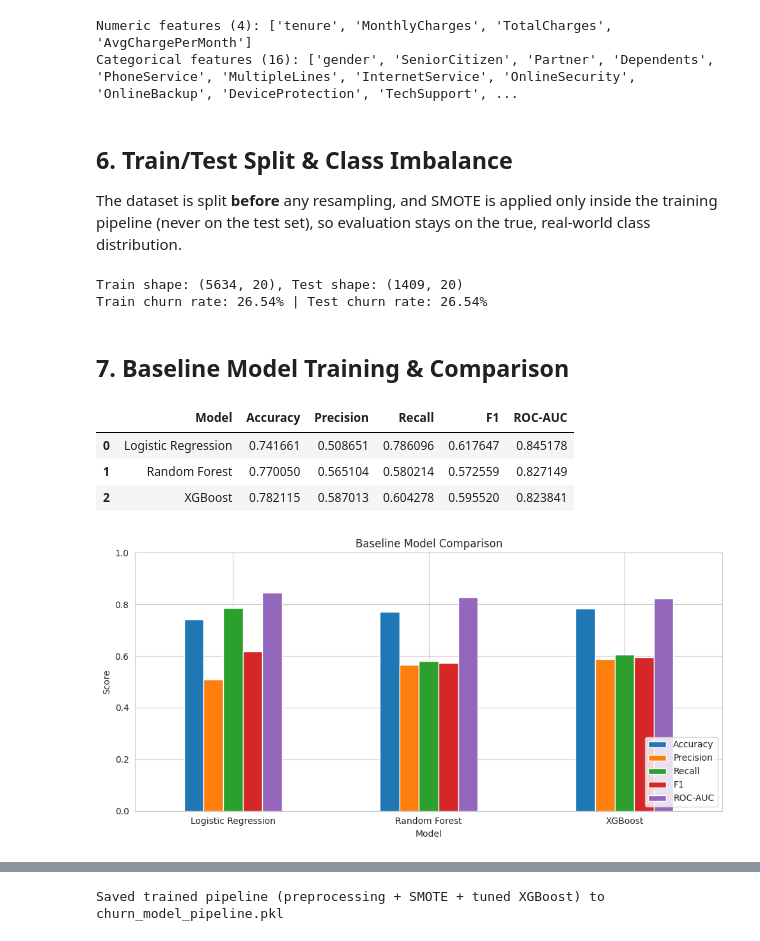
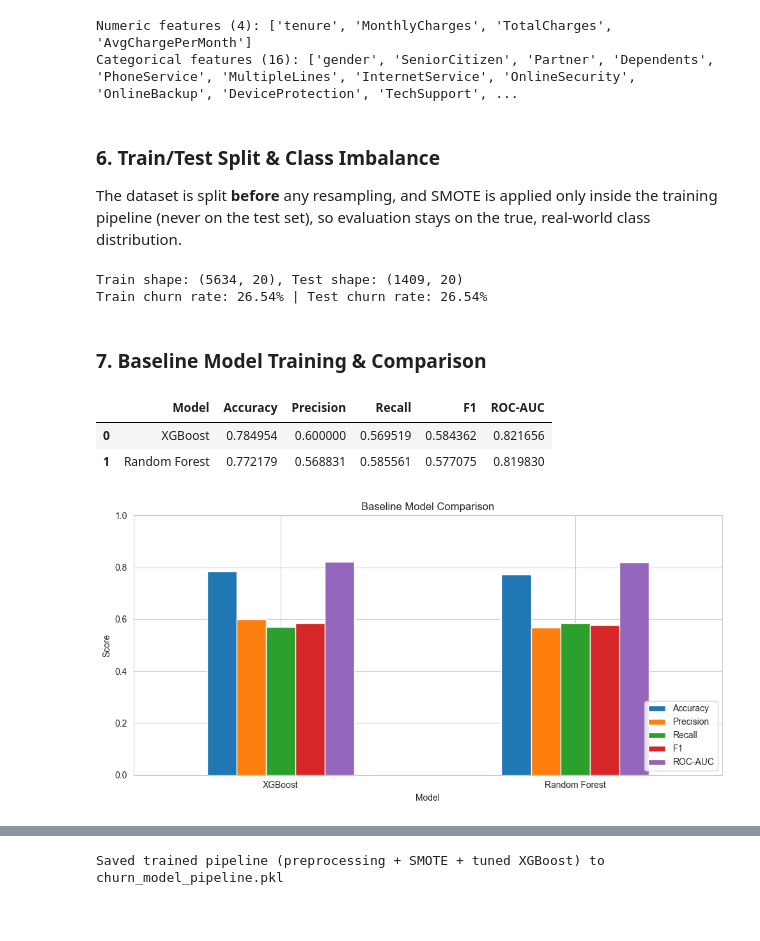
Before and after one commit to mrchandangupta/Customer-Churn-Prediction, a Jupyter notebook: Customer_Churn_Prediction.ipynb, the cells around one changed output, grey strips where cells are left out. Drawn from its saved outputs; the diff is of its cells as text; code cells hidden in the pictures.

```diff
--- a/Customer_Churn_Prediction.ipynb
+++ b/Customer_Churn_Prediction.ipynb
@@ -156,0 +146,6 @@ plt.show()
+# %%
+# TotalCharges is blank for customers with tenure = 0 (brand new accounts) -> convert & fill with 0
+df_clean['TotalCharges'] = pd.to_numeric(df_clean['TotalCharges'], errors='coerce')
+print("Rows with missing TotalCharges after coercion:", df_clean['TotalCharges'].isnull().sum())
+display(df_clean[df_clean['TotalCharges'].isnull()][['tenure', 'MonthlyCharges', 'TotalCharges']].head())
+df_clean['TotalCharges'].fillna(0, inplace=True)
@@ -157,16 +163,4 @@ plt.show()
 # %%
-df_clean = df.copy()
-
-# TotalCharges is blank for customers with tenure = 0 (brand new accounts) -> convert & fill with 0
-df_clean['TotalCharges'] = pd.to_numeric(df_clean['TotalCharges'], errors='coerce')
-print("Rows with missing TotalCharges after coercion:", df_clean['TotalCharges'].isnull().sum())
-display(df_clean[df_clean['TotalCharges'].isnull()][['tenure', 'MonthlyCharges', 'TotalCharges']].head())
-
-df_clean['TotalCharges'] = df_clean['TotalCharges'].fillna(0)
-
-# customerID is a unique identifier with no predictive value
-df_clean.drop('customerID', axis=1, inplace=True)
-
 # Encode target: Yes -> 1, No -> 0
 df_clean['Churn'] = df_clean['Churn'].map({'Yes': 1, 'No': 0})
 
@@ -212,7 +196,7 @@ preprocessor = ColumnTransformer(transformers=[
     ('cat', OneHotEncoder(drop='first', handle_unknown='ignore'), categorical_features)
 ])
 # %% [markdown]
-## 6. Train/Test Split & Class Imbalance
+### 6. Train/Test Split & Class Imbalance
 
 The dataset is split **before** any resampling, and SMOTE is applied only inside the training pipeline (never on the test set), so evaluation stays on the true, real-world class distribution.
 # %%
@@ -225,44 +209,42 @@ print(f"Train churn rate: {y_train.mean():.2%} | Test churn rate: {y_test.mean()
 Train shape: (5634, 20), Test shape: (1409, 20)
 Train churn rate: 26.54% | Test churn rate: 26.54%
 # %% [markdown]
-## 7. Baseline Model Training & Comparison
+### 7. Baseline Model Training & Comparison
 # %%
 models = {
-    'Logistic Regression': LogisticRegression(max_iter=1000, random_state=RANDOM_STATE),
-    'Random Forest': RandomForestClassifier(random_state=RANDOM_STATE, n_estimators=200),
-    'XGBoost': xgb.XGBClassifier(random_state=RANDOM_STATE, eval_metric='logloss')
+    'Random Forest': RandomForestClassifier(random_state=42, n_estimators=50),
+    'XGBoost': xgb.XGBClassifier(random_state=42, eval_metric='logloss')
 }
 
 results = []
 fitted_pipelines = {}
 
 for name, model in models.items():
     pipe = ImbPipeline(steps=[
         ('preprocessor', preprocessor),
-        ('smote', SMOTE(random_state=RANDOM_STATE)),
+        ('smote', SMOTE(random_state=42)),
         ('classifier', model)
     ])
     pipe.fit(X_train, y_train)
     y_pred = pipe.predict(X_test)
     y_proba = pipe.predict_proba(X_test)[:, 1]
 
     results.append({
         'Model': name,
         'Accuracy': accuracy_score(y_test, y_pred),
         'Precision': precision_score(y_test, y_pred),
         'Recall': recall_score(y_test, y_pred),
         'F1': f1_score(y_test, y_pred),
         'ROC-AUC': roc_auc_score(y_test, y_proba)
     })
     fitted_pipelines[name] = pipe
 
 results_df = pd.DataFrame(results).sort_values('ROC-AUC', ascending=False).reset_index(drop=True)
 results_df
 # %% [output]
 |  | Model | Accuracy | Precision | Recall | F1 | ROC-AUC |
-| 0 | Logistic Regression | 0.741661 | 0.508651 | 0.786096 | 0.617647 | 0.845178 |
-| 1 | Random Forest | 0.770050 | 0.565104 | 0.580214 | 0.572559 | 0.827149 |
-| 2 | XGBoost | 0.782115 | 0.587013 | 0.604278 | 0.595520 | 0.823841 |
+| 0 | XGBoost | 0.784954 | 0.600000 | 0.569519 | 0.584362 | 0.821656 |
+| 1 | Random Forest | 0.772179 | 0.568831 | 0.585561 | 0.577075 | 0.819830 |
 # %%
 results_df.set_index('Model')[['Accuracy', 'Precision', 'Recall', 'F1', 'ROC-AUC']].plot(kind='bar', figsize=(10, 5))
 plt.title('Baseline Model Comparison')
@@ -273,4 +255,4 @@ plt.xticks(rotation=0)
 plt.tight_layout()
 plt.show()
 # %% [output]
-[figure, old version]
+[figure, new version]
```
Also changed, not shown: parts of 46 cells of this notebook, 14 other files.
